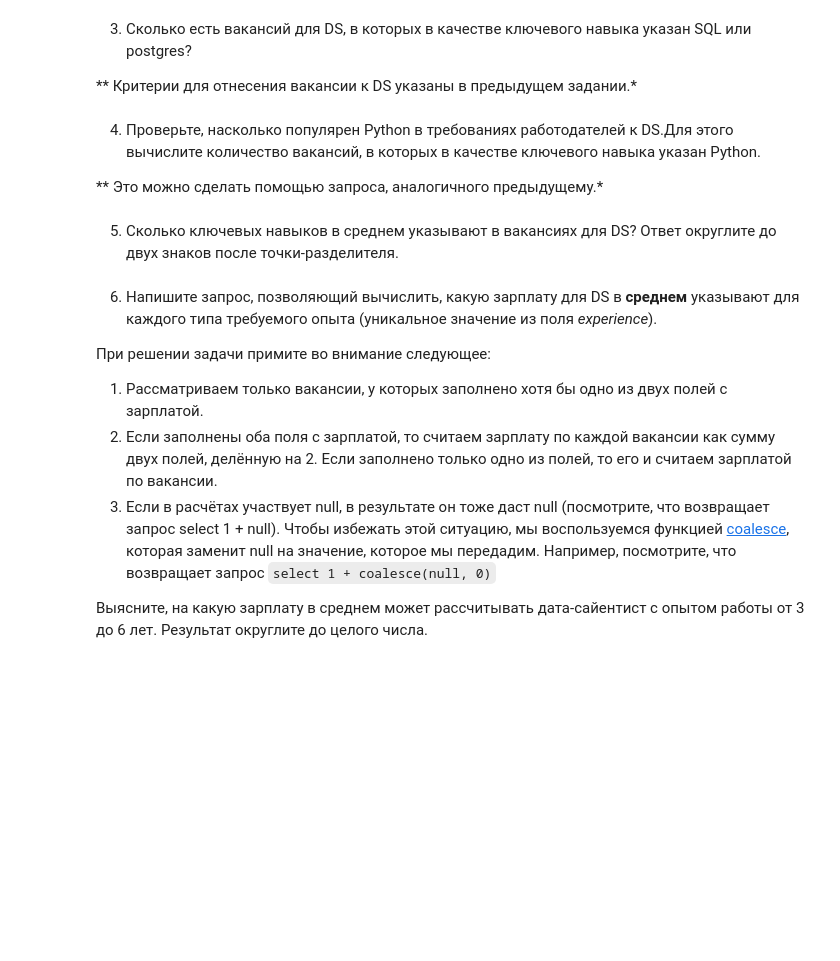
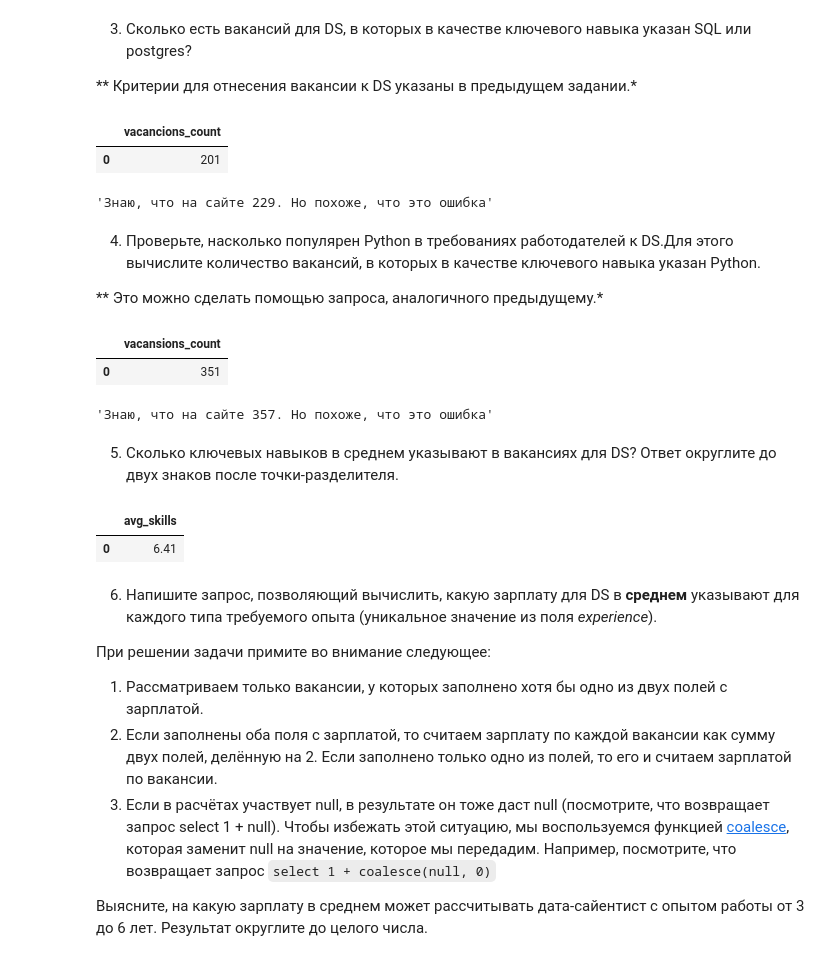
Before and after one commit to eartzhi/HH_project_2, a Jupyter notebook: Project_2_Ноутбук.ipynb, the cells around one changed output. Cells and saved outputs as stored; diff of their text form; code cells hidden in the pictures; blank space fills up the shorter version.

```diff
--- a/Project_2_Ноутбук.ipynb
+++ b/Project_2_Ноутбук.ipynb
@@ -495,8 +519,29 @@ stage_key_words = ('junior', )
 ** Критерии для отнесения вакансии к DS указаны в предыдущем задании.*
 # %%
 # текст запроса
+condition_ds = f'''
+SELECT *
+FROM public.vacancies
+WHERE {condition_1}
+'''
+
+query_6_3 = f'''
+WITH ds_vacacsions AS (
+    {condition_ds}
+)
+
+SELECT count(id) AS vacancions_count
+FROM ds_vacacsions
+WHERE (key_skills LIKE '%SQL%') OR (key_skills ILIKE '%postgres%')
+'''
 # %%
 # результат запроса
+df_6_3 = pd.read_sql_query(query_6_3, connection)
+display(df_6_3, 'Знаю, что на сайте 229. Но похоже, что это ошибка')
+# %% [output]
+|  | vacancions_count |
+| 0 | 201 |
+'Знаю, что на сайте 229. Но похоже, что это ошибка'
 # %% [markdown]
 4. Проверьте, насколько популярен Python в требованиях работодателей к DS.Для этого вычислите количество вакансий, в которых в качестве ключевого навыка указан Python.
 
@@ -506,5 +560,11 @@ stage_key_words = ('junior', )
 # %%
 # результат запроса
+df_6_4 = pd.read_sql_query(query_6_4, connection)
+display(df_6_4, 'Знаю, что на сайте 357. Но похоже, что это ошибка')
+# %% [output]
+|  | vacansions_count |
+| 0 | 351 |
+'Знаю, что на сайте 357. Но похоже, что это ошибка'
 # %% [markdown]
 5. Сколько ключевых навыков в среднем указывают в вакансиях для DS?
 Ответ округлите до двух знаков после точки-разделителя.
@@ -513,5 +581,10 @@ stage_key_words = ('junior', )
 # %%
 # результат запроса
+df_6_5 = pd.read_sql_query(query_6_5, connection)
+display(df_6_5)
+# %% [output]
+|  | avg_skills |
+| 0 | 6.41 |
 # %% [markdown]
 6. Напишите запрос, позволяющий вычислить, какую зарплату для DS в **среднем** указывают для каждого типа требуемого опыта (уникальное значение из поля *experience*).
 
```
Also changed, not shown: parts of 10 cells of this notebook.
